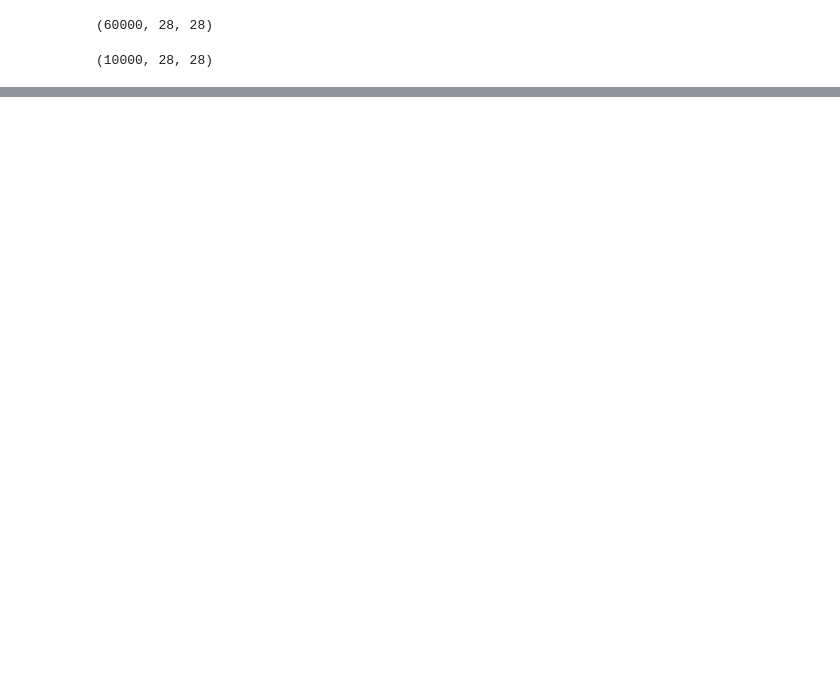
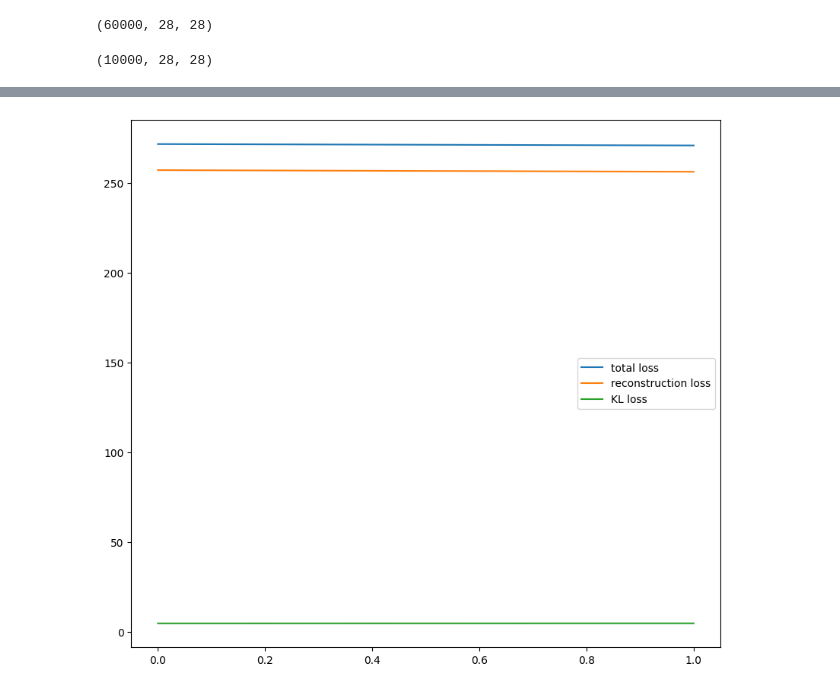
Before and after one commit to henricobela/Python, a Jupyter notebook: Faculdade/FIAP/Segundo_ano/GANS/aula7.ipynb, the cells around one changed output, grey strips where cells are left out. Saved outputs shown, nothing was run; the diff lists cells and outputs as text; code cells hidden in the pictures; blank space fills up the shorter version.

```diff
--- a/Faculdade/FIAP/Segundo_ano/GANS/aula7.ipynb
+++ b/Faculdade/FIAP/Segundo_ano/GANS/aula7.ipynb
@@ -131,3 +122,25 @@ Total params: 157,633
 Trainable params: 157,633
 Non-trainable params: 0
 _________________________________________________________________
+# %%
+def rec_loss(data, reconstructed):
+    return tf.reduce_mean(
+        tf.reduce_sum(
+            keras.losses.binary_crossentropy(data, reconstructed),
+            axis = (1,2)
+        )
+    )
+# %%
+def k_l_divergence_loss(z_mean, z_log_var):
+    return tf.reduce_mean(
+        tf.reduce_sum(
+            -0.5 * (1 + z_log_var - tf.square(z_mean) - tf.exp(z_log_var)),
+            axis = 1
+        )
+    )
+# %%
+def calc_total_loss(data, reconstructed, z_mean, z_log_var):
+    loss_1 = rec_loss(data, reconstructed)
+    loss_2 = k_l_divergence_loss(z_mean, z_log_var)
+    k_l_weight = 3.0
+    return loss_1, loss_2, loss_1 + k_l_weight * loss_2
@@ -133,0 +188,4 @@ _________________________________________________________________
+# %%
+vae = VAE(encoder, decoder)
+vae.compile(optimizer = keras.optimizers.Adam(learning_rate = 0.001))
+history = vae.fit(data, epochs = 2, batch_size = 128)
@@ -133,0 +197,8 @@ _________________________________________________________________
+# %%
+plt.figure(figsize=(10, 9))
+plt.plot(history.history.get('total_loss'), label="total loss")
+plt.plot(history.history.get('ce_loss'), label="reconstruction loss")
+plt.plot(history.history.get('k_l_loss'), label="KL loss")
+plt.legend();
+# %% [output]
+[figure, added]
```
Also changed, not shown: parts of 13 cells of this notebook, 8 other files.
